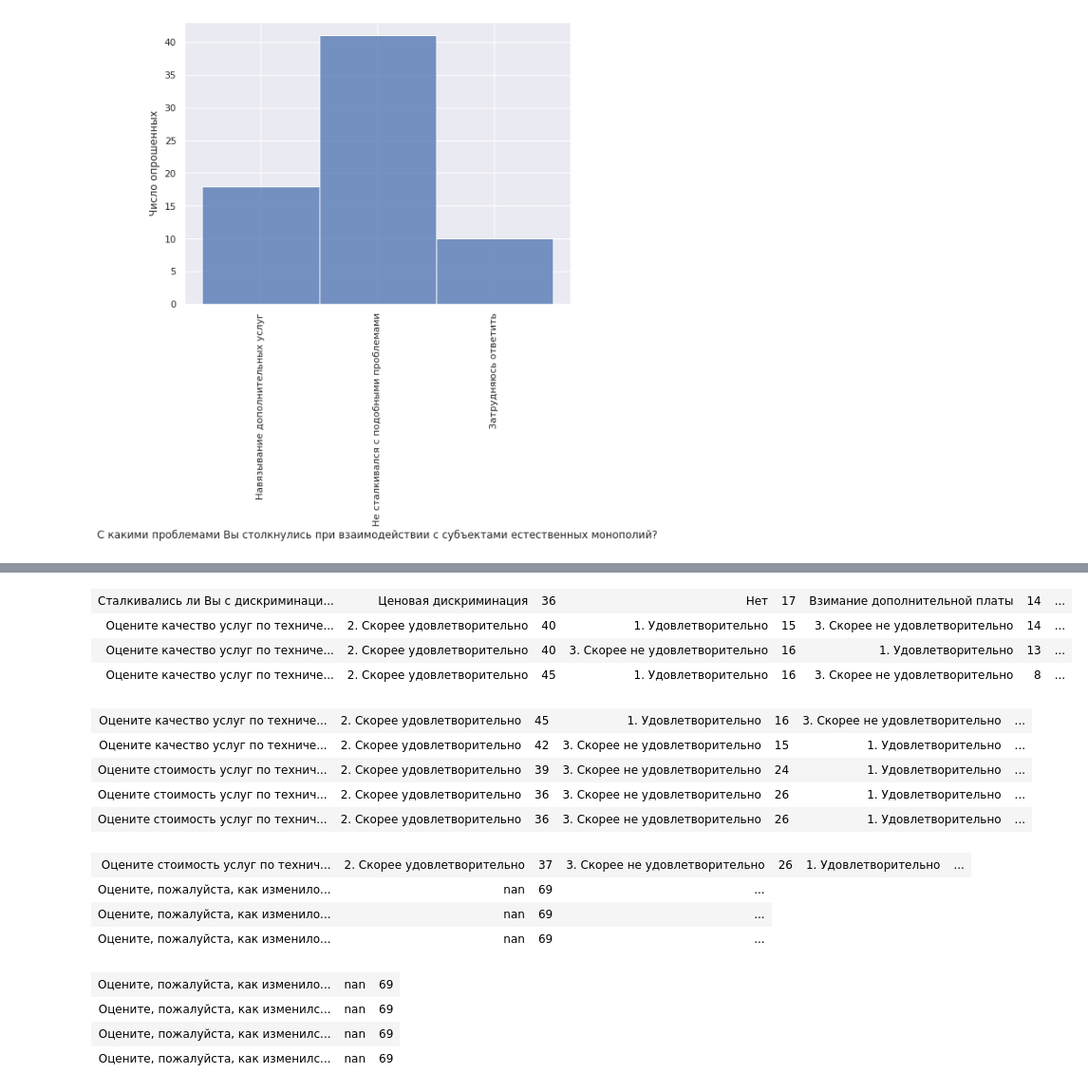
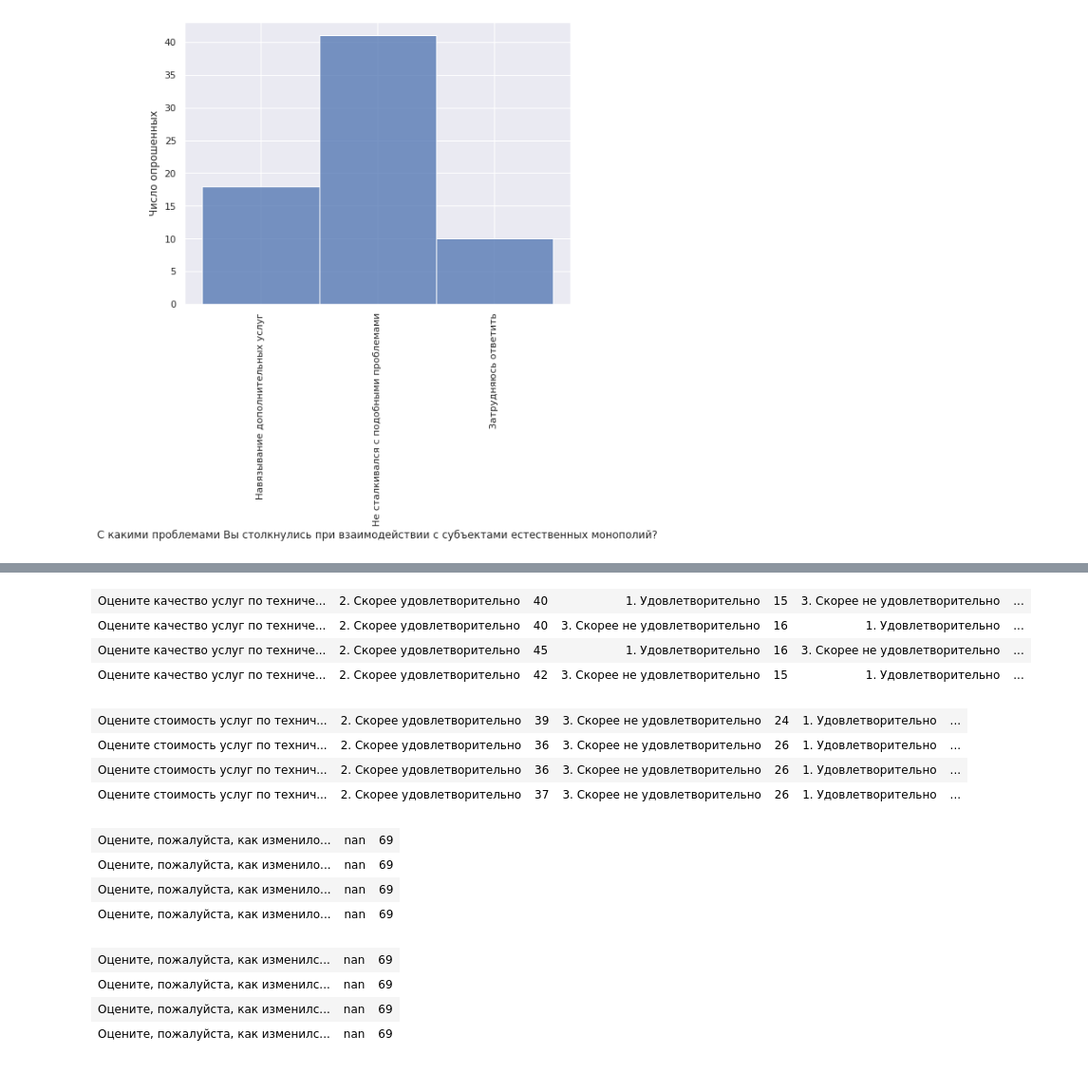
Before and after one commit to Segrey372017/CompetitiveReport, a Jupyter notebook: buisiness_poll_2021.ipynb, the cells around one changed output, grey strips where cells are left out. Shown at 95% size. Saved outputs shown, nothing was run; the diff lists cells and outputs as text; code cells hidden in the pictures.

```diff
--- a/buisiness_poll_2021.ipynb
+++ b/buisiness_poll_2021.ipynb
@@ -298,7 +298,7 @@ display(HTML(html_str))
 # %%
 #  Укажите, какими источниками информации о состоянии конкурентной среды на рынках товаров, работ и услуг субъекта Российской Федерации
-st = 24
-end = 31
+st = 25
+end = 32
 
 html_str = "<table> "
 for i in range(st, end+1):
@@ -323,7 +323,7 @@ display(HTML(html_str))
 # %%
 # Пожалуйста, оцените примерное число поставщиков основного закупаемого товара (работы, услуги), который приобретает
-st = 32
-end = 33
+st = 33
+end = 34
 
 html_str = "<table> "
 for i in range(st, end+1):
@@ -686,0 +619,16 @@ del answer
+# %%
+#  Оцените, пожалуйста, как изменилось КАЧЕСТВО УСЛУГ субъектов естественных монополий, предоставляемых по месту
+st = 89
+end = 94
+
+html_str = "<table> "
+for i in range(st, end+1):
+    html_str += f"<tr> <td> {kin_data.columns[i]} </td>"
+    ans = dict(Counter(kin_data.iloc[:, i]).most_common())
+    for key in ans.keys():
+        html_str += f"<td> {key} </td>  <td> {ans[key]} </td>"
+    html_str += f"</tr>"
+
+html_str +='</table>'
+display(HTML(html_str))
+#print(html_str)
@@ -686,0 +642,16 @@ del answer
+# %%
+# Оцените, пожалуйста, как изменился УРОВЕНЬ ЦЕН на услуги субъектов естественных монополий
+st = 95
+end = 100
+
+html_str = "<table> "
+for i in range(st, end+1):
+    html_str += f"<tr> <td> {kin_data.columns[i]} </td>"
+    ans = dict(Counter(kin_data.iloc[:, i]).most_common())
+    for key in ans.keys():
+        html_str += f"<td> {key} </td>  <td> {ans[key]} </td>"
+    html_str += f"</tr>"
+
+html_str +='</table>'
+display(HTML(html_str))
+#print(html_str)
@@ -691,28 +691,28 @@ make_hist(kin_data.iloc[:, 101])
 # %%
 # Оцените КАЧЕСТВО УСЛУГ по техническому присоединению к сетям инженерно-технического обеспечения в электронном виде
-st = 102
-end = 105
+st = 103
+end = 106
 
 html_str = "<table> "
 for i in range(st, end+1):
     html_str += f"<tr> <td> {kin_data.columns[i]} </td>"
     ans = dict(Counter(kin_data.iloc[:, i]).most_common())
     for key in ans.keys():
         html_str += f"<td> {key} </td>  <td> {ans[key]} </td>"
     html_str += f"</tr>"
 
 html_str +='</table>'
 display(HTML(html_str))
 #print(html_str)
 # %% [output]
-| Сталкивались ли Вы с дискриминаци... | Ценовая дискриминация | 36 | Нет | 17 | Взимание дополнительной платы | 14 | ... |
-| Оцените качество услуг по техниче... | 2. Скорее удовлетворительно | 40 | 1. Удовлетворительно | 15 | 3. Скорее не удовлетворительно | 14 | ... |
-| Оцените качество услуг по техниче... | 2. Скорее удовлетворительно | 40 | 3. Скорее не удовлетворительно | 16 | 1. Удовлетворительно | 13 | ... |
-| Оцените качество услуг по техниче... | 2. Скорее удовлетворительно | 45 | 1. Удовлетворительно | 16 | 3. Скорее не удовлетворительно | 8 | ... |
+| Оцените качество услуг по техниче... | 2. Скорее удовлетворительно | 40 | 1. Удовлетворительно | 15 | 3. Скорее не удовлетворительно | ... |
+| Оцените качество услуг по техниче... | 2. Скорее удовлетворительно | 40 | 3. Скорее не удовлетворительно | 16 | 1. Удовлетворительно | ... |
+| Оцените качество услуг по техниче... | 2. Скорее удовлетворительно | 45 | 1. Удовлетворительно | 16 | 3. Скорее не удовлетворительно | ... |
+| Оцените качество услуг по техниче... | 2. Скорее удовлетворительно | 42 | 3. Скорее не удовлетворительно | 15 | 1. Удовлетворительно | ... |
 # %%
 # Оцените СТОИМОСТЬ УСЛУГ по техническому присоединению к сетям инженерно-технического обеспечения в электронном виде
-st = 105
-end = 109
+st = 107
+end = 110
 
 html_str = "<table> "
 for i in range(st, end+1):
@@ -726,15 +726,14 @@ html_str +='</table>'
 display(HTML(html_str))
 #print(html_str)
 # %% [output]
-| Оцените качество услуг по техниче... | 2. Скорее удовлетворительно | 45 | 1. Удовлетворительно | 16 | 3. Скорее не удовлетворительно | ... |
-| Оцените качество услуг по техниче... | 2. Скорее удовлетворительно | 42 | 3. Скорее не удовлетворительно | 15 | 1. Удовлетворительно | ... |
 | Оцените стоимость услуг по технич... | 2. Скорее удовлетворительно | 39 | 3. Скорее не удовлетворительно | 24 | 1. Удовлетворительно | ... |
 | Оцените стоимость услуг по технич... | 2. Скорее удовлетворительно | 36 | 3. Скорее не удовлетворительно | 26 | 1. Удовлетворительно | ... |
 | Оцените стоимость услуг по технич... | 2. Скорее удовлетворительно | 36 | 3. Скорее не удовлетворительно | 26 | 1. Удовлетворительно | ... |
+| Оцените стоимость услуг по технич... | 2. Скорее удовлетворительно | 37 | 3. Скорее не удовлетворительно | 26 | 1. Удовлетворительно | ... |
 # %%
 # Оцените, пожалуйста, как изменилось качество услуг по техническому присоединению к сетям инженерно-технического обеспечения в электронном
-st = 110
-end = 113
+st = 111
+end = 114
 
 html_str = "<table> "
 for i in range(st, end+1):
@@ -748,14 +747,14 @@ html_str +='</table>'
 display(HTML(html_str))
 #print(html_str)
 # %% [output]
-| Оцените стоимость услуг по технич... | 2. Скорее удовлетворительно | 37 | 3. Скорее не удовлетворительно | 26 | 1. Удовлетворительно | ... |
-| Оцените, пожалуйста, как изменило... | nan | 69 | ... |
-| Оцените, пожалуйста, как изменило... | nan | 69 | ... |
-| Оцените, пожалуйста, как изменило... | nan | 69 | ... |
+| Оцените, пожалуйста, как изменило... | nan | 69 |
+| Оцените, пожалуйста, как изменило... | nan | 69 |
+| Оцените, пожалуйста, как изменило... | nan | 69 |
+| Оцените, пожалуйста, как изменило... | nan | 69 |
 # %%
 # Оцените, пожалуйста, как изменился уровень цен на услуги по техническому присоединению к сетям инженерно-технического обеспечения в электронном виде
-st = 114
-end = 117
+st = 115
+end = 118
 
 html_str = "<table> "
 for i in range(st, end+1):
@@ -769,7 +768,7 @@ html_str +='</table>'
 display(HTML(html_str))
 #print(html_str)
 # %% [output]
-| Оцените, пожалуйста, как изменило... | nan | 69 |
 | Оцените, пожалуйста, как изменилс... | nan | 69 |
 | Оцените, пожалуйста, как изменилс... | nan | 69 |
 | Оцените, пожалуйста, как изменилс... | nan | 69 |
+| Оцените, пожалуйста, как изменилс... | nan | 69 |
```
Also changed, not shown: parts of 63 cells of this notebook.
